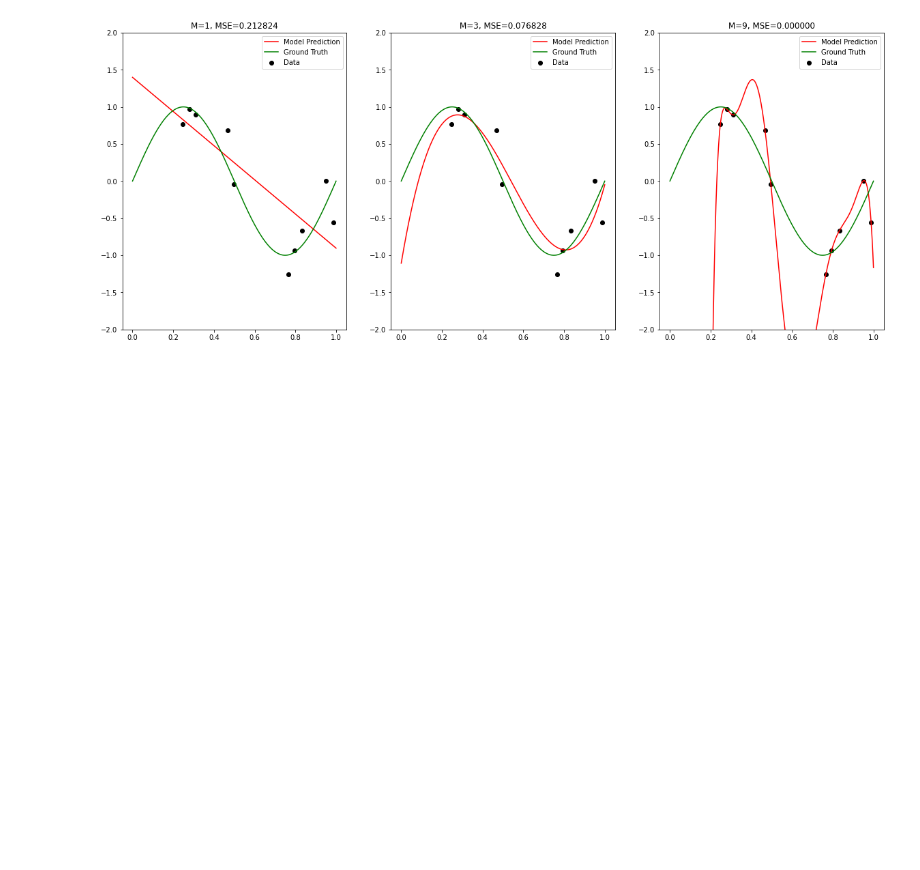
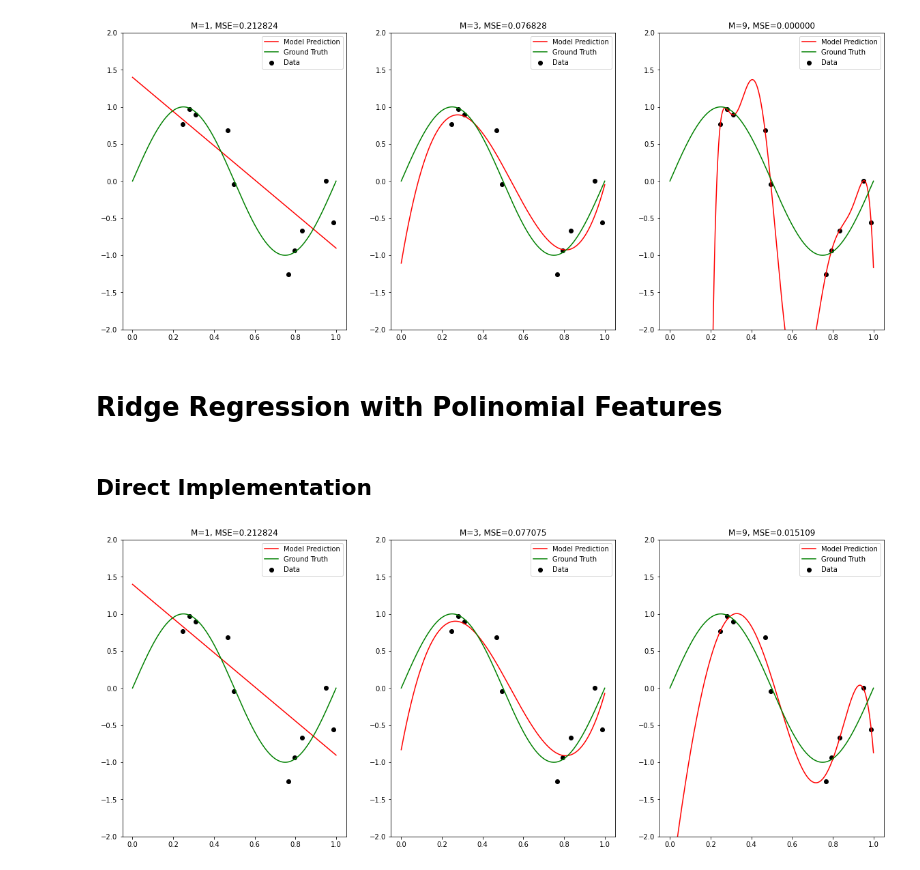
Before and after one commit to surajx/AIFS, a Jupyter notebook: labs/Machine Learning/Polinomial_curve_fitting.ipynb, the cells around one changed output. Cells and saved outputs as stored; diff of their text form; code cells hidden in the pictures; blank space fills up the shorter version.

```diff
--- a/labs/Machine Learning/Polinomial_curve_fitting.ipynb
+++ b/labs/Machine Learning/Polinomial_curve_fitting.ipynb
@@ -141,3 +141,48 @@ for M in M_list:
     plt_cnt += 1
 # %% [output]
 [figure]
+# %% [markdown]
+# Ridge Regression with Polinomial Features
+# %% [markdown]
+## Direct Implementation
+# %%
+reg_coeff = 0.000015
+# %%
+# Define the Order of the polynomial. This defines the Capacity of the Model
+w_star_list = []
+plt.figure(figsize=(20, 8))
+plt_cnt = 1
+for M in M_list:
+
+    # Set subplot
+    ax = plt.subplot(1, len(M_list), plt_cnt)
+    # plt.setp(ax, xticks=(), yticks=())
+
+    # Convert to polynomial features
+    X_train_features = np.vander(X_train, N=M+1, increasing=True)
+    X_true_features = np.vander(X_true, N=M+1, increasing=True)
+
+    # Convert to matrix format for evaluating closed for solution
+    y_train_mat = np.expand_dims(y_train, axis=1)
+
+    # Evaluate closed-form solution
+    X_T_X = np.matmul(X_train_features.T, X_train_features) + reg_coeff*np.eye(X_train_features.shape[1])
+    X_T_X_inv = np.linalg.inv(X_T_X)
+    X_T_X_inv_X_T = np.matmul(X_T_X_inv, X_train_features.T)
+    w_star = X_T_X_inv_X_T_y = np.matmul(X_T_X_inv_X_T, y_train_mat)
+
+    w_star_list.append(w_star)
+
+    y_model_pred = np.matmul(X_true_features, w_star) # Model prediction
+
+    mse = np.mean(np.square(np.matmul(X_train_features, w_star) - y_train_mat))
+
+    plt.ylim((-2, 2))
+    plt.title("M={}, MSE={:.6f}".format(M, mse))
+    plt.scatter(X_train, y_train, color="black", label="Data")
+    plt.plot(X_true, y_model_pred, color="red", label="Model Prediction")
+    plt.plot(X_true, y_true, color="green", label="Ground Truth")
+    plt.legend(loc="best")
+    plt_cnt += 1
+# %% [output]
+[figure, added]
```
Also changed, not shown: parts of 7 cells of this notebook, 1 other file.
